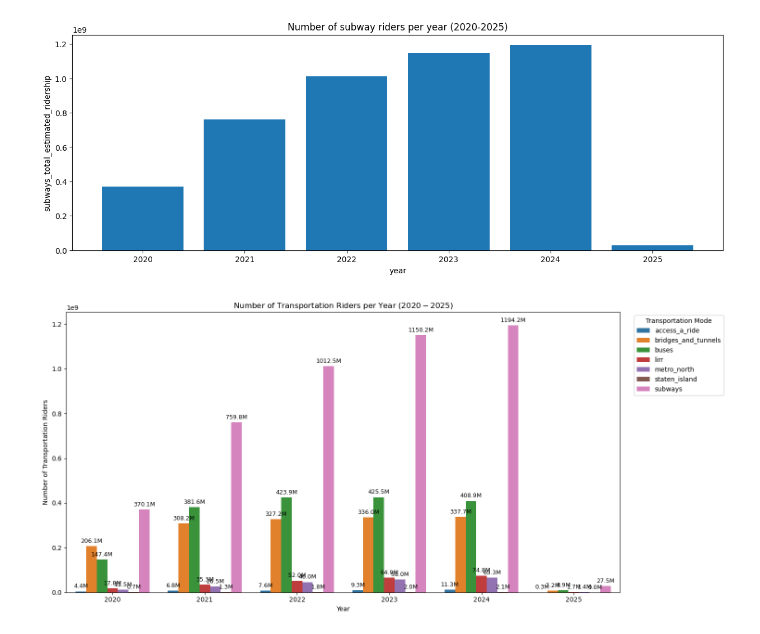
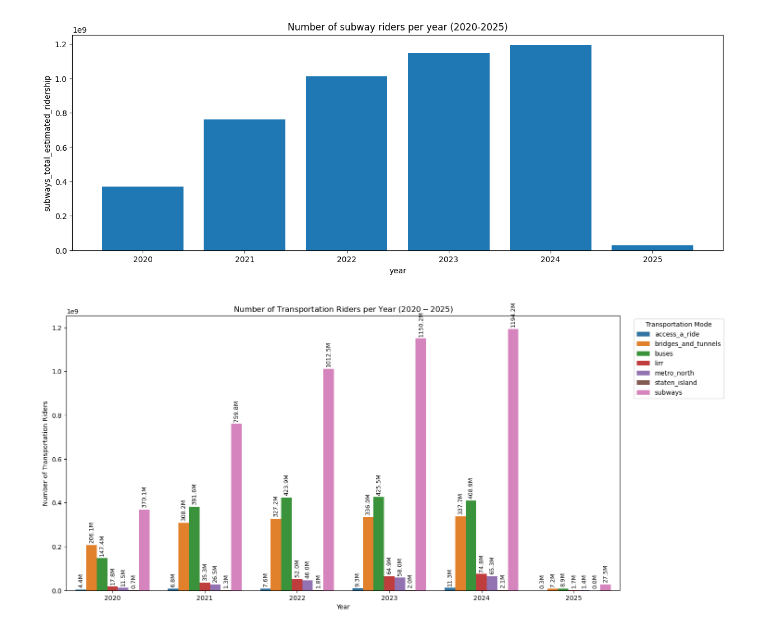
Before and after one commit to Reggie-Amedee-Tech/phase_1_project, a Jupyter notebook: notebooks/Lavenda_eda.ipynb, the cells around one changed output. Cells and saved outputs as stored; diff of their text form; code cells hidden in the pictures.

```diff
--- a/notebooks/Lavenda_eda.ipynb
+++ b/notebooks/Lavenda_eda.ipynb
@@ -119,32 +119,32 @@ ridership_long = pd.melt(
 )
 
 # 5. Initialize the plot
 fig, ax = plt.subplots(figsize=(15, 7))
 
 p = sns.barplot(
     data=ridership_long,
     x='year',
     y='ridership',
     hue='transportation_mode',
     ax=ax
 )
 
 # 6. Add clean value annotations on top of the bars
 # Modern matplotlib version avoids ordering bugs caused by looping over p.patches
 for container in p.containers:
     # Convert raw values into millions (e.g., 12.3M)
     labels = [f'{val / 1e6:.1f}M' if val > 0 else '' for val in container.datavalues]
-    p.bar_label(container, labels=labels, padding=3, fontsize=9, rotation=0)
+    p.bar_label(container, labels=labels, padding=3, fontsize=9, rotation=90)
 
 # Customizing labels, title, and legend placement
 plt.xlabel("Year")
 plt.ylabel("Number of Transportation Riders")
 plt.title("Number of Transportation Riders per Year ($2020-2025$)")
 
 # Place legend outside of the plot space so it doesn't overlap the bars
 plt.legend(title="Transportation Mode", bbox_to_anchor=(1.02, 1), loc='upper left')
 plt.tight_layout()
 
 plt.show()
 # %% [output]
-[figure, old version]
+[figure, new version]
```
